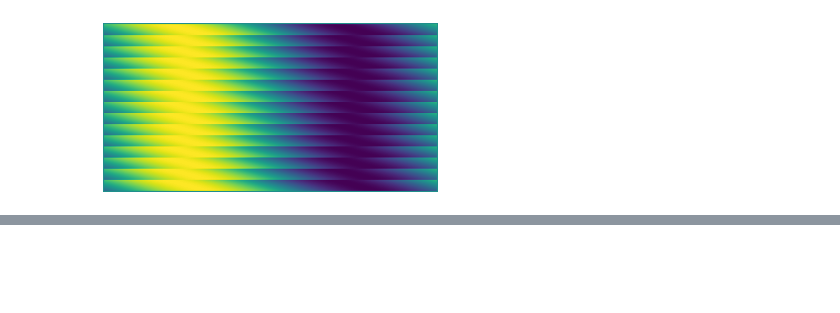
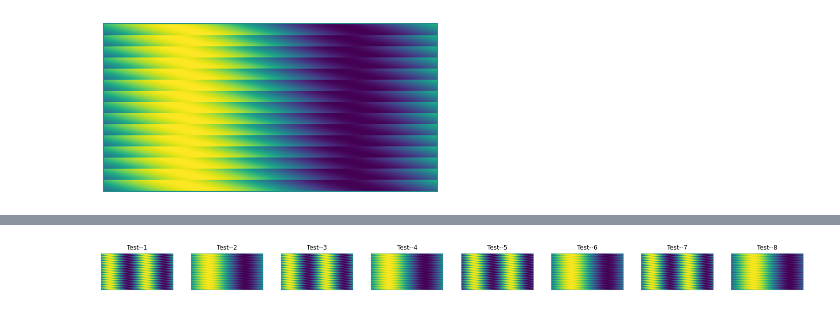
Before and after one commit to Chen-Wi-Ki/Colab-DogCat-CNN, a Jupyter notebook: Sin_Test_for_CNN_2Value_Verify_.ipynb, the cells around one changed output, grey strips where cells are left out. Cells and saved outputs as stored; diff of their text form; code cells hidden in the pictures; blank space fills up the shorter version.

```diff
--- a/Sin_Test_for_CNN_2Value_Verify_.ipynb
+++ b/Sin_Test_for_CNN_2Value_Verify_.ipynb
@@ -104,0 +199,18 @@ plt.imshow(Data)
+# %%
+#讀取測試用圖片
+import cv2
+import numpy as np
+import matplotlib.pyplot as plt
+plt.figure(figsize=(25,25))
+for i in range(1,9,1):
+  plt.subplot(1,8,i)
+  plt.title('Test--%d' % i)
+  img1=cv2.imread("gdrive/MyDrive/南台專案工作筆記/類神經網路CNN/深度學習/Sin波頻率二值判斷/test1/Test%d.png" % i)#自訂義
+  cv2plt = cv2.cvtColor(img1,cv2.COLOR_RGB2BGR)#BGR轉換RGB
+  #plt.imshow(img1)#BGR沒轉換直接用plt輸出的結果
+  plt.imshow(cv2plt)#轉換RGB後用plt輸出的結果(一般習慣是用這個)
+  plt.axis('off')
+
+plt.show()
+# %% [output]
+[figure, added]
```
Also changed, not shown: parts of 7 cells of this notebook.
